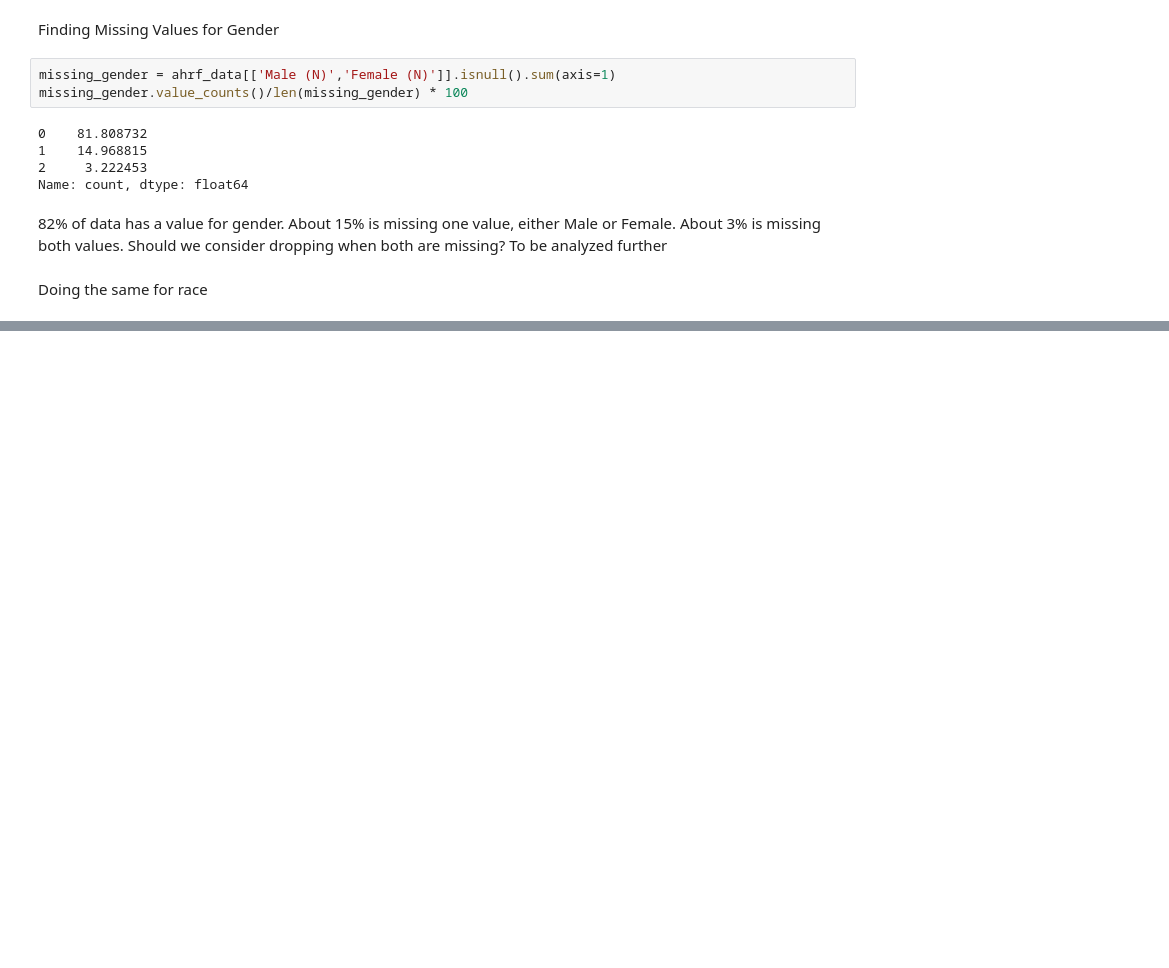
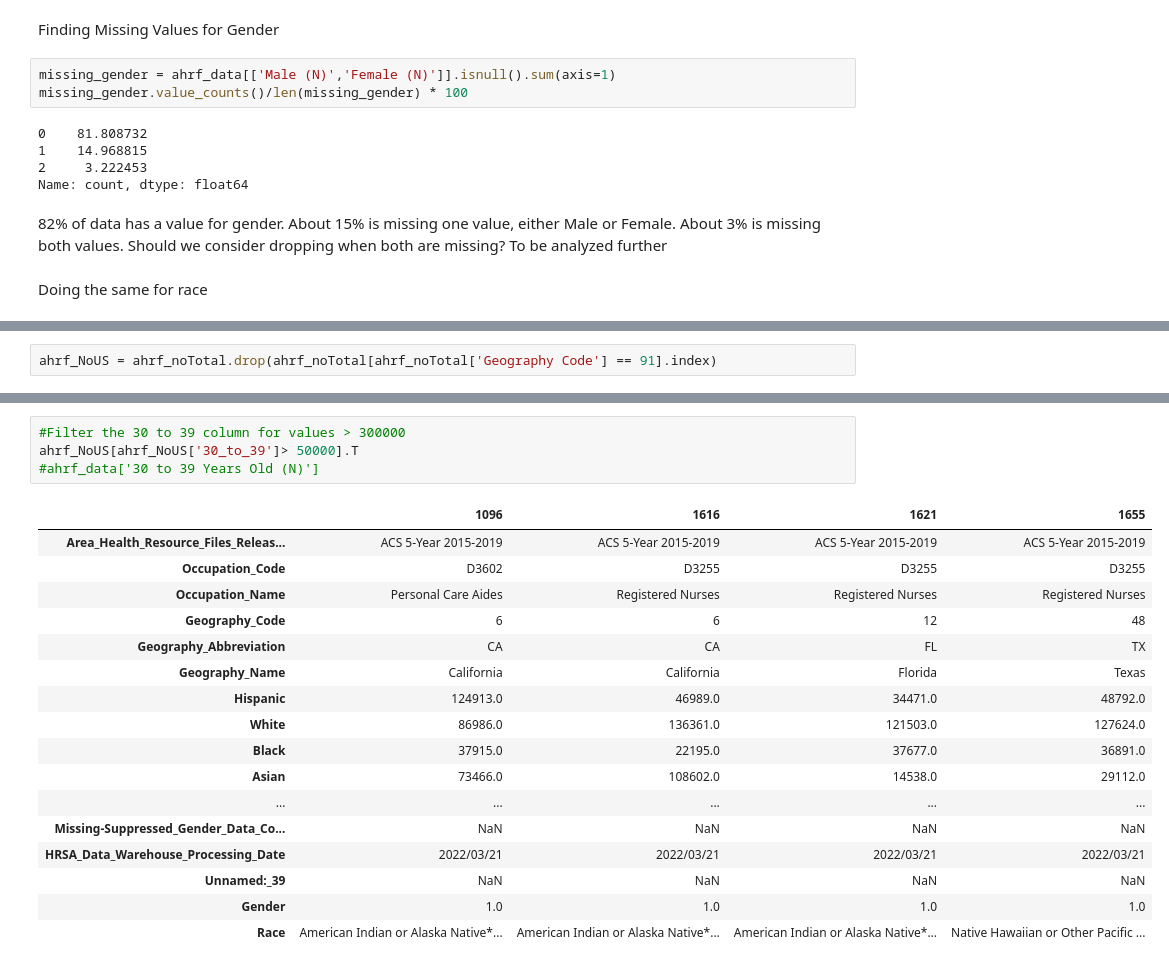
Before and after one commit to BTExpress1/healthCareAccess, a Jupyter notebook: notebooks/Capstone_Two.ipynb, the cells around one changed output, grey strips where cells are left out. Cells and saved outputs as stored; diff of their text form; blank space fills up the shorter version.

```diff
--- a/notebooks/Capstone_Two.ipynb
+++ b/notebooks/Capstone_Two.ipynb
@@ -514,0 +566,2 @@ Only about 3% of the data is missing all seven races. This is a good sign. We ne
+# %%
+ahrf_NoUS = ahrf_noTotal.drop(ahrf_noTotal[ahrf_noTotal['Geography Code'] == 91].index)
@@ -514,0 +701,22 @@ Only about 3% of the data is missing all seven races. This is a good sign. We ne
+# %%
+#Filter the 30 to 39 column for values > 300000
+ahrf_NoUS[ahrf_NoUS['30_to_39']> 50000].T
+#ahrf_data['30 to 39 Years Old (N)']
+# %% [output]
+|  | 1096 | 1616 | 1621 | 1655 |
+| Area_Health_Resource_Files_Releas... | ACS 5-Year 2015-2019 | ACS 5-Year 2015-2019 | ACS 5-Year 2015-2019 | ACS 5-Year 2015-2019 |
+| Occupation_Code | D3602 | D3255 | D3255 | D3255 |
+| Occupation_Name | Personal Care Aides | Registered Nurses | Registered Nurses | Registered Nurses |
+| Geography_Code | 6 | 6 | 12 | 48 |
+| Geography_Abbreviation | CA | CA | FL | TX |
+| Geography_Name | California | California | Florida | Texas |
+| Hispanic | 124913.0 | 46989.0 | 34471.0 | 48792.0 |
+| White | 86986.0 | 136361.0 | 121503.0 | 127624.0 |
+| Black | 37915.0 | 22195.0 | 37677.0 | 36891.0 |
+| Asian | 73466.0 | 108602.0 | 14538.0 | 29112.0 |
+| ... | ... | ... | ... | ... |
+| Missing-Suppressed_Gender_Data_Co... | NaN | NaN | NaN | NaN |
+| HRSA_Data_Warehouse_Processing_Date | 2022/03/21 | 2022/03/21 | 2022/03/21 | 2022/03/21 |
+| Unnamed:_39 | NaN | NaN | NaN | NaN |
+| Gender | 1.0 | 1.0 | 1.0 | 1.0 |
+| Race | American Indian or Alaska Native*... | American Indian or Alaska Native*... | American Indian or Alaska Native*... | Native Hawaiian or Other Pacific ... |
```
Also changed, not shown: parts of 39 cells of this notebook.
